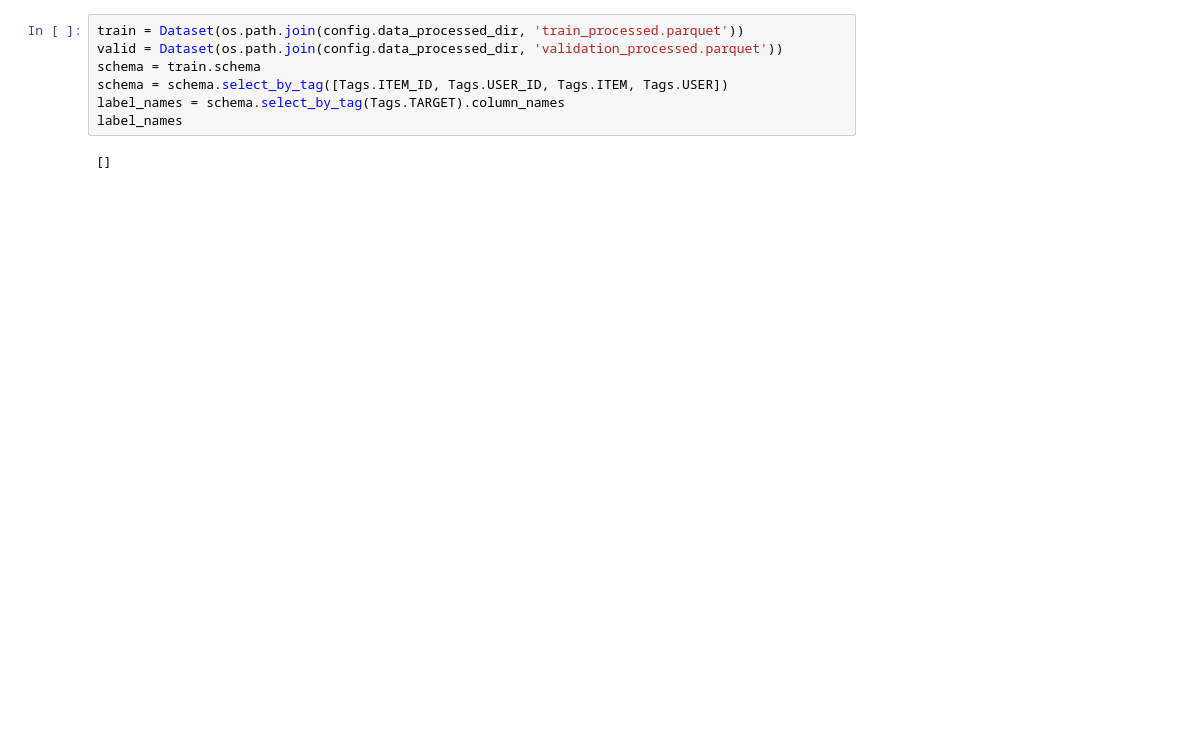
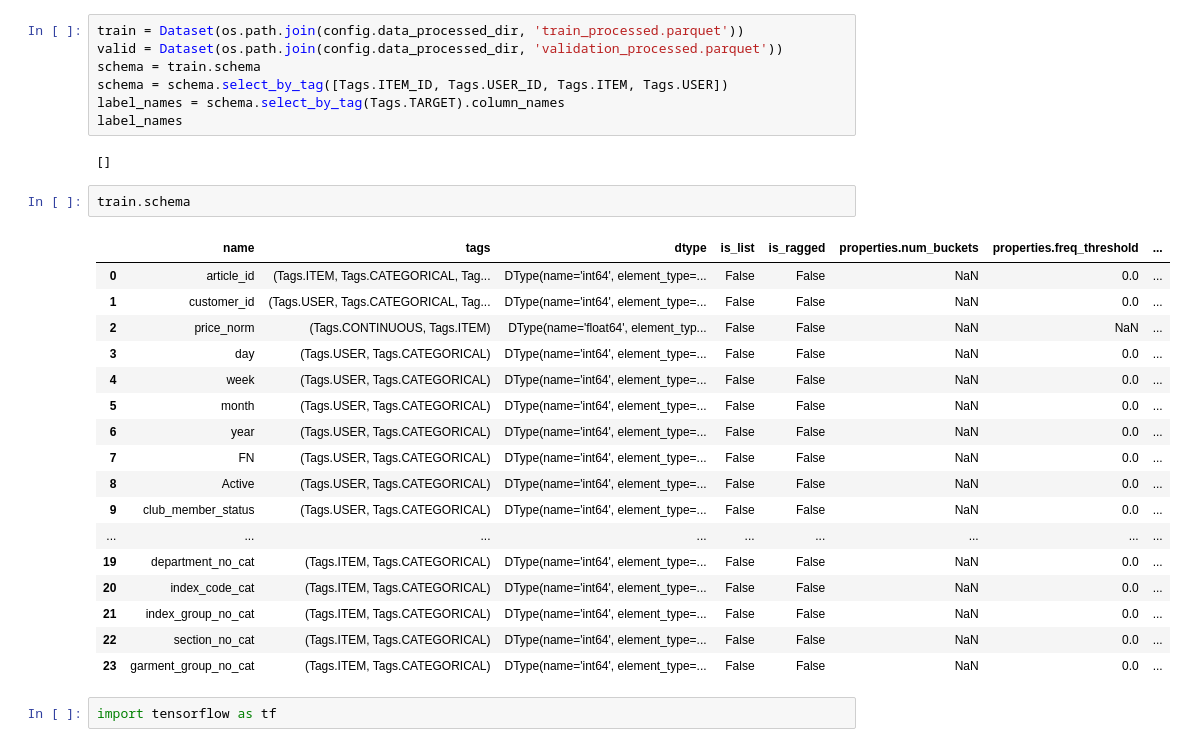
Before and after one commit to joaomiguelol/cv_recsys_deploy, a Jupyter notebook: notebooks/01-feature-eng-test.ipynb, the cells around one changed output. Drawn from its saved outputs; the diff is of its cells as text; blank space fills up the shorter version.

```diff
--- a/notebooks/01-feature-eng-test.ipynb
+++ b/notebooks/01-feature-eng-test.ipynb
@@ -204,3 +118,25 @@ label_names = schema.select_by_tag(Tags.TARGET).column_names
 label_names
 # %% [output]
 []
+# %%
+train.schema
+# %% [output]
+|  | name | tags | dtype | is_list | is_ragged | properties.num_buckets | properties.freq_threshold | ... |
+| 0 | article_id | (Tags.ITEM, Tags.CATEGORICAL, Tag... | DType(name='int64', element_type=... | False | False | NaN | 0.0 | ... |
+| 1 | customer_id | (Tags.USER, Tags.CATEGORICAL, Tag... | DType(name='int64', element_type=... | False | False | NaN | 0.0 | ... |
+| 2 | price_norm | (Tags.CONTINUOUS, Tags.ITEM) | DType(name='float64', element_typ... | False | False | NaN | NaN | ... |
+| 3 | day | (Tags.USER, Tags.CATEGORICAL) | DType(name='int64', element_type=... | False | False | NaN | 0.0 | ... |
+| 4 | week | (Tags.USER, Tags.CATEGORICAL) | DType(name='int64', element_type=... | False | False | NaN | 0.0 | ... |
+| 5 | month | (Tags.USER, Tags.CATEGORICAL) | DType(name='int64', element_type=... | False | False | NaN | 0.0 | ... |
+| 6 | year | (Tags.USER, Tags.CATEGORICAL) | DType(name='int64', element_type=... | False | False | NaN | 0.0 | ... |
+| 7 | FN | (Tags.USER, Tags.CATEGORICAL) | DType(name='int64', element_type=... | False | False | NaN | 0.0 | ... |
+| 8 | Active | (Tags.USER, Tags.CATEGORICAL) | DType(name='int64', element_type=... | False | False | NaN | 0.0 | ... |
+| 9 | club_member_status | (Tags.USER, Tags.CATEGORICAL) | DType(name='int64', element_type=... | False | False | NaN | 0.0 | ... |
+| ... | ... | ... | ... | ... | ... | ... | ... | ... |
+| 19 | department_no_cat | (Tags.ITEM, Tags.CATEGORICAL) | DType(name='int64', element_type=... | False | False | NaN | 0.0 | ... |
+| 20 | index_code_cat | (Tags.ITEM, Tags.CATEGORICAL) | DType(name='int64', element_type=... | False | False | NaN | 0.0 | ... |
+| 21 | index_group_no_cat | (Tags.ITEM, Tags.CATEGORICAL) | DType(name='int64', element_type=... | False | False | NaN | 0.0 | ... |
+| 22 | section_no_cat | (Tags.ITEM, Tags.CATEGORICAL) | DType(name='int64', element_type=... | False | False | NaN | 0.0 | ... |
+| 23 | garment_group_no_cat | (Tags.ITEM, Tags.CATEGORICAL) | DType(name='int64', element_type=... | False | False | NaN | 0.0 | ... |
+# %%
+import tensorflow as tf
```
Also changed, not shown: parts of 24 cells of this notebook, 1 other file.
